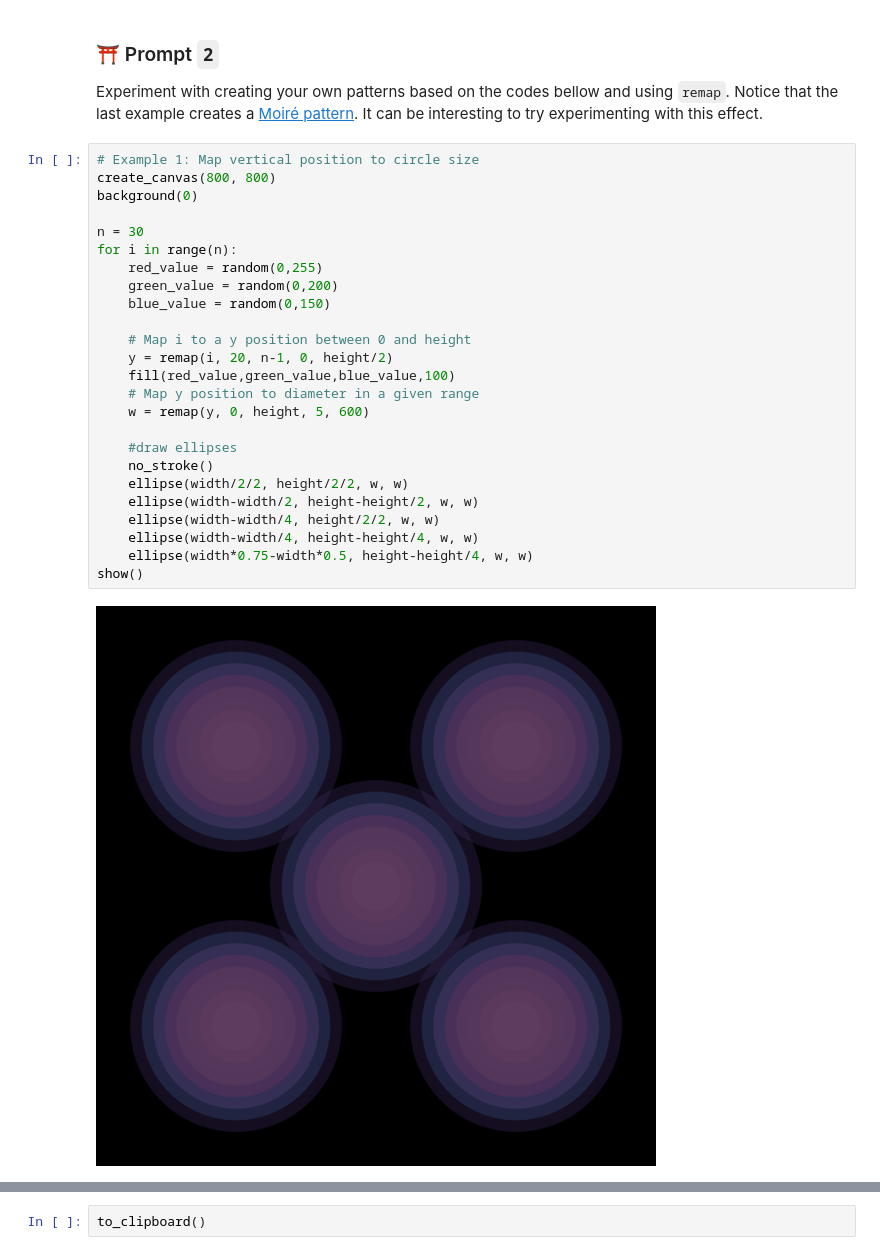
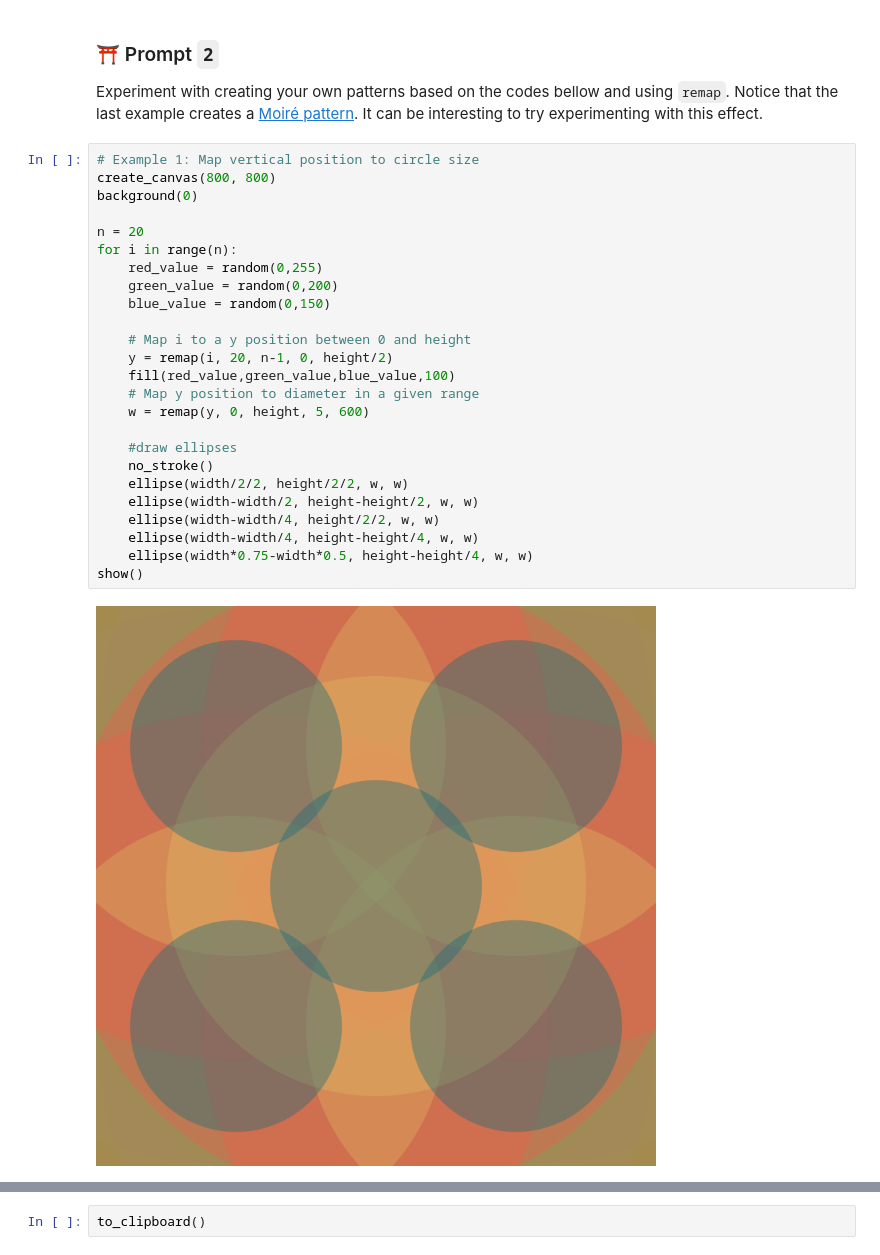
Before and after one commit to Mtj2042/generative_drawing, a Jupyter notebook: weekly/week2/week2_sketchbook.ipynb, the cells around one changed output, grey strips where cells are left out. Drawn from its saved outputs; the diff is of its cells as text.

```diff
--- a/weekly/week2/week2_sketchbook.ipynb
+++ b/weekly/week2/week2_sketchbook.ipynb
@@ -87,30 +87,30 @@ Experiment with creating your own patterns based on the codes bellow and using `
 # %%
 # Example 1: Map vertical position to circle size
 create_canvas(800, 800)
 background(0)
 
-n = 30
+n = 20
 for i in range(n):
     red_value = random(0,255)
     green_value = random(0,200)
     blue_value = random(0,150)
 
     # Map i to a y position between 0 and height
     y = remap(i, 20, n-1, 0, height/2)
     fill(red_value,green_value,blue_value,100)
     # Map y position to diameter in a given range
     w = remap(y, 0, height, 5, 600)
 
     #draw ellipses
     no_stroke()
     ellipse(width/2/2, height/2/2, w, w)
     ellipse(width-width/2, height-height/2, w, w)
     ellipse(width-width/4, height/2/2, w, w)
     ellipse(width-width/4, height-height/4, w, w)
     ellipse(width*0.75-width*0.5, height-height/4, w, w)
 show()
 # %% [output]
-[figure, old version]
+[figure, new version]
 # %%
 # Example 2: Map vertical position to circle size
 create_canvas(1000, 1000)
```
Also changed, not shown: parts of 3 cells of this notebook, 1 other file.
